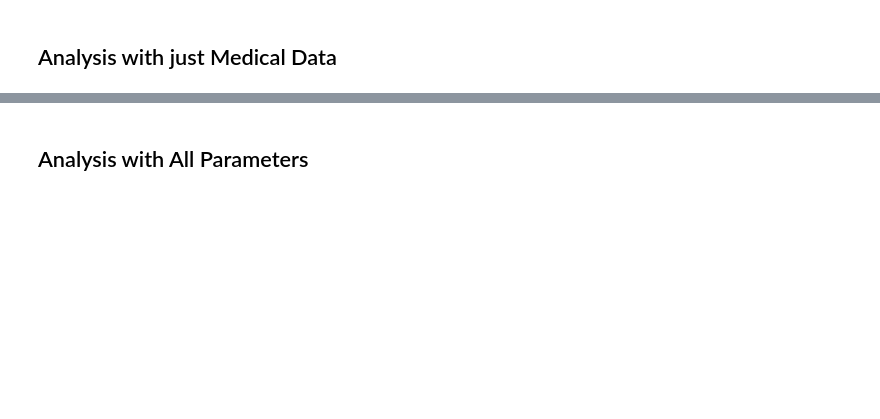
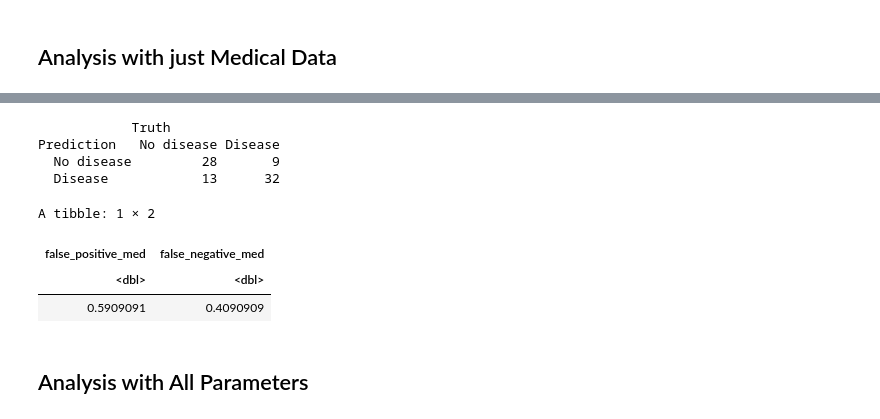
Before and after one commit to Phoebeml/Group20_DSCI100, a Jupyter notebook: Group20Project.ipynb, the cells around one changed output, grey strips where cells are left out. Saved outputs shown, nothing was run; the diff lists cells and outputs as text; code cells hidden in the pictures; blank space fills up the shorter version.

```diff
--- a/Group20Project.ipynb
+++ b/Group20Project.ipynb
@@ -315,35 +337,44 @@ accuracy_vs_k_med
 # %%
 #We now create a model using the best K chosen from above
 set.seed(4200)
 #make a new spec
 heart_spec_med <- nearest_neighbor(weight_func = "rectangular", neighbors = 2) |>
     set_engine("kknn") |>
     set_mode("classification")
 
 #make a new workflow (retrain mdoel)
 heart_fit_med <- workflow() |>
     add_recipe(heart_recipe_med) |>
     add_model(heart_spec_med) |>
     fit(data = heart_train_med)
 
 heart_predicted_med <- predict(heart_fit_med, heart_test_med) |>
     bind_cols(heart_test_med)
 
 confusion_med <- heart_predicted_med|>
              conf_mat(truth = num, estimate = .pred_class)
 confusion_med
 
 acc_med <- heart_predicted_med |>
     metrics(truth = num, estimate = .pred_class) |>
     filter(.metric == "accuracy") |>
     select(.estimate) |>
     pull()
 
-false_positive_med <- 18/36
+false_positive_med <- 13/22
 
-false_negative_med <- 18/36
+false_negative_med <- 9/22
 
-tibble(acc_med, false_positive_med, false_negative_med)
+tibble(false_positive_med, false_negative_med)
+# %% [output]
+            Truth
+Prediction   No disease Disease
+  No disease         28       9
+  Disease            13      32
+A tibble: 1 × 2
+| false_positive_med | false_negative_med |
+| <dbl> | <dbl> |
+| 0.5909091 | 0.4090909 |
 # %% [markdown]
 Analysis with All Parameters
 ----
```
Also changed, not shown: parts of 9 cells of this notebook.
